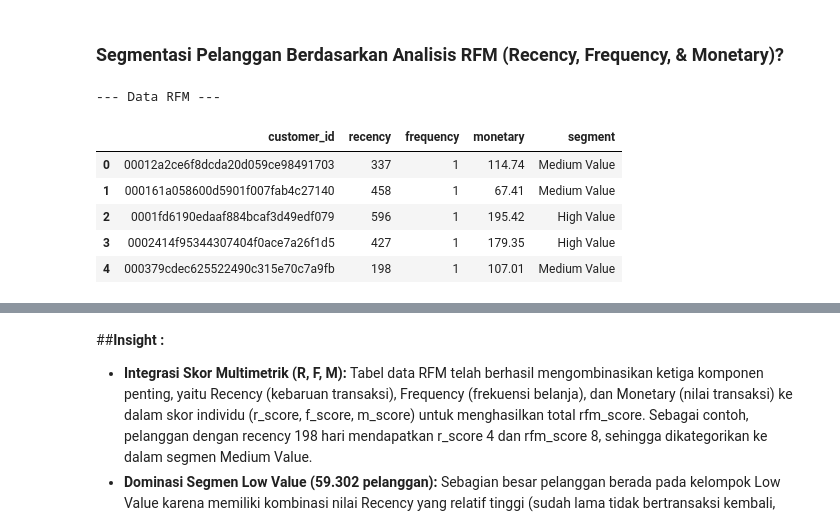
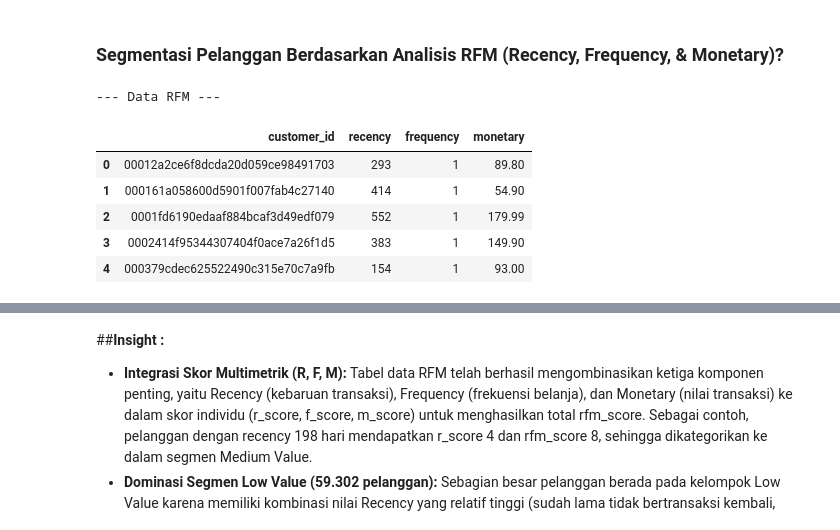
Before and after one commit to faizinnoval/analisis-data-by-asah, a Jupyter notebook: Proyek_Analisis_Data.ipynb, the cells around one changed output, grey strips where cells are left out. Cells and saved outputs as stored; diff of their text form; code cells hidden in the pictures.

```diff
--- a/Proyek_Analisis_Data.ipynb
+++ b/Proyek_Analisis_Data.ipynb
@@ -252,34 +252,33 @@ DataFrame 'orders' telah diperbarui dengan data yang sudah dibersihkan.
 # %% [markdown]
 ### **Eksplorasi Perilaku Pelanggan dan Penjualan Produk atau Kategori Apa yang Menghasilkan Total Revenue Terbanyak dan Terkecil?**
 # %%
-# 1. Membuat dataset gabungan untuk analisis revenue dan kategori produk
-# Menggabungkan data orders, items, products, dan payments
+# 1. Menggabungkan data orders, items, products, dan payments
 main_df = orders.merge(order_items, on="order_id") \
                 .merge(products, on="product_id") \
                 .merge(payments, on="order_id")
 
 # Menyimpan data gabungan untuk dashboard
-df_eda.to_csv("main_data.csv", index=False)
+main_df.to_csv("main_data.csv", index=False)
 
 print("--- 5 Baris Pertama Data Gabungan ---")
-display(df_eda.head())
+display(main_df.head())
 
 # 2. Membuat kolom bulan transaksi
-df_eda['order_month'] = df_eda['order_purchase_timestamp'].dt.to_period('M').astype(str)
+main_df['order_month'] = main_df['order_purchase_timestamp'].dt.to_period('M').astype(str)
 
 # 3. Ringkasan statistik payment_value
 print("\n--- Ringkasan Statistik Payment Value ---")
-display(df_eda['payment_value'].describe())
+display(main_df['payment_value'].describe())
 
 # 4. Tren total payment per bulan
-monthly_revenue = df_eda.groupby('order_month')['payment_value'].sum().reset_index()
+monthly_revenue = main_df.groupby('order_month')['payment_value'].sum().reset_index()
 
 print("\n--- Total Payment per Bulan ---")
 display(monthly_revenue.head())
 
 # 5. Kategori produk dengan payment terbesar
 category_revenue = (
-    df_eda.groupby('product_category_name')['payment_value']
+    main_df.groupby('product_category_name')['payment_value']
     .sum()
     .sort_values(ascending=False)
     .reset_index()
@@ -346,9 +345,10 @@ dtype: float64
 *   Kategori utama lainnya yang mendominasi pendapatan adalah beleza_saude (Kecantikan & Kesehatan) dan informatica_acessorios (Aksesoris Komputer).
 # %%
 # 1. Menghitung total pendapatan per bulan
-df_eda['order_month'] = df_eda['order_purchase_timestamp'].dt.to_period('M').astype(str)
+main_df['order_purchase_timestamp'] = pd.to_datetime(main_df['order_purchase_timestamp'])
+main_df['order_month'] = main_df['order_purchase_timestamp'].dt.to_period('M').astype(str)
 
-monthly_revenue = df_eda.groupby('order_month')['payment_value'].sum().reset_index()
+monthly_revenue = main_df.groupby('order_month')['payment_value'].sum().reset_index()
 
 print("\n--- Total Pendapatan per Bulan ---")
 display(monthly_revenue.head())
@@ -356,7 +356,7 @@ display(monthly_revenue.head())
 
 # 2. Menghitung pendapatan berdasarkan kategori produk
 category_revenue = (
-    df_eda.groupby('product_category_name')['payment_value']
+    main_df.groupby('product_category_name')['payment_value']
     .sum()
     .sort_values(ascending=False)
     .reset_index()
@@ -408,33 +408,26 @@ product_revenue_df.head(10)
 # %% [markdown]
 ### **Segmentasi Pelanggan Berdasarkan Analisis RFM (Recency, Frequency, & Monetary)?**
 # %%
-# 1. Menggabungkan dataset untuk analisis Recency, Frequency, dan Monetary
-rfm_df = orders.merge(payments, on='order_id')
-rfm_df = rfm_df.merge(customers, on='customer_id')
-
-# 2. Menentukan snapshot date
-snapshot_date = rfm_df['order_purchase_timestamp'].max()
-
-# 3. Menghitung RFM
-# Menentukan tanggal acuan analisis (max order date + 1 hari)
+# 1. Menghitung tanggal acuan analisis (max order date + 1 hari)
 recent_date = main_df['order_purchase_timestamp'].max() + pd.Timedelta(days=1)
 
+# 2. Menghitung RFM dari main_df
 rfm_df = main_df.groupby('customer_id').agg({
-    'order_purchase_timestamp': lambda x: (recent_date - x.max()).days, # Recency
-    'order_id': 'count',                                               # Frequency
-    'price': 'sum'                                                     # Monetary
+    'order_purchase_timestamp': lambda x: (recent_date - x.max()).days,  # Recency
+    'order_id': 'count',                                                  # Frequency
+    'price': 'sum'                                                        # Monetary
 }).reset_index()
 
 rfm_df.columns = ['customer_id', 'recency', 'frequency', 'monetary']
 
 print("\n--- Data RFM ---")
-display(rfm.head())
+display(rfm_df.head())
 # %% [output]
 --- Data RFM ---
-|  | customer_id | recency | frequency | monetary | segment |
-| 0 | 00012a2ce6f8dcda20d059ce98491703 | 337 | 1 | 114.74 | Medium Value |
-| 1 | 000161a058600d5901f007fab4c27140 | 458 | 1 | 67.41 | Medium Value |
-| 2 | 0001fd6190edaaf884bcaf3d49edf079 | 596 | 1 | 195.42 | High Value |
-| 3 | 0002414f95344307404f0ace7a26f1d5 | 427 | 1 | 179.35 | High Value |
-| 4 | 000379cdec625522490c315e70c7a9fb | 198 | 1 | 107.01 | Medium Value |
+|  | customer_id | recency | frequency | monetary |
+| 0 | 00012a2ce6f8dcda20d059ce98491703 | 293 | 1 | 89.80 |
+| 1 | 000161a058600d5901f007fab4c27140 | 414 | 1 | 54.90 |
+| 2 | 0001fd6190edaaf884bcaf3d49edf079 | 552 | 1 | 179.99 |
+| 3 | 0002414f95344307404f0ace7a26f1d5 | 383 | 1 | 149.90 |
+| 4 | 000379cdec625522490c315e70c7a9fb | 154 | 1 | 93.00 |
 # %%
```
Also changed, not shown: parts of 5 cells of this notebook, 1 other file.
